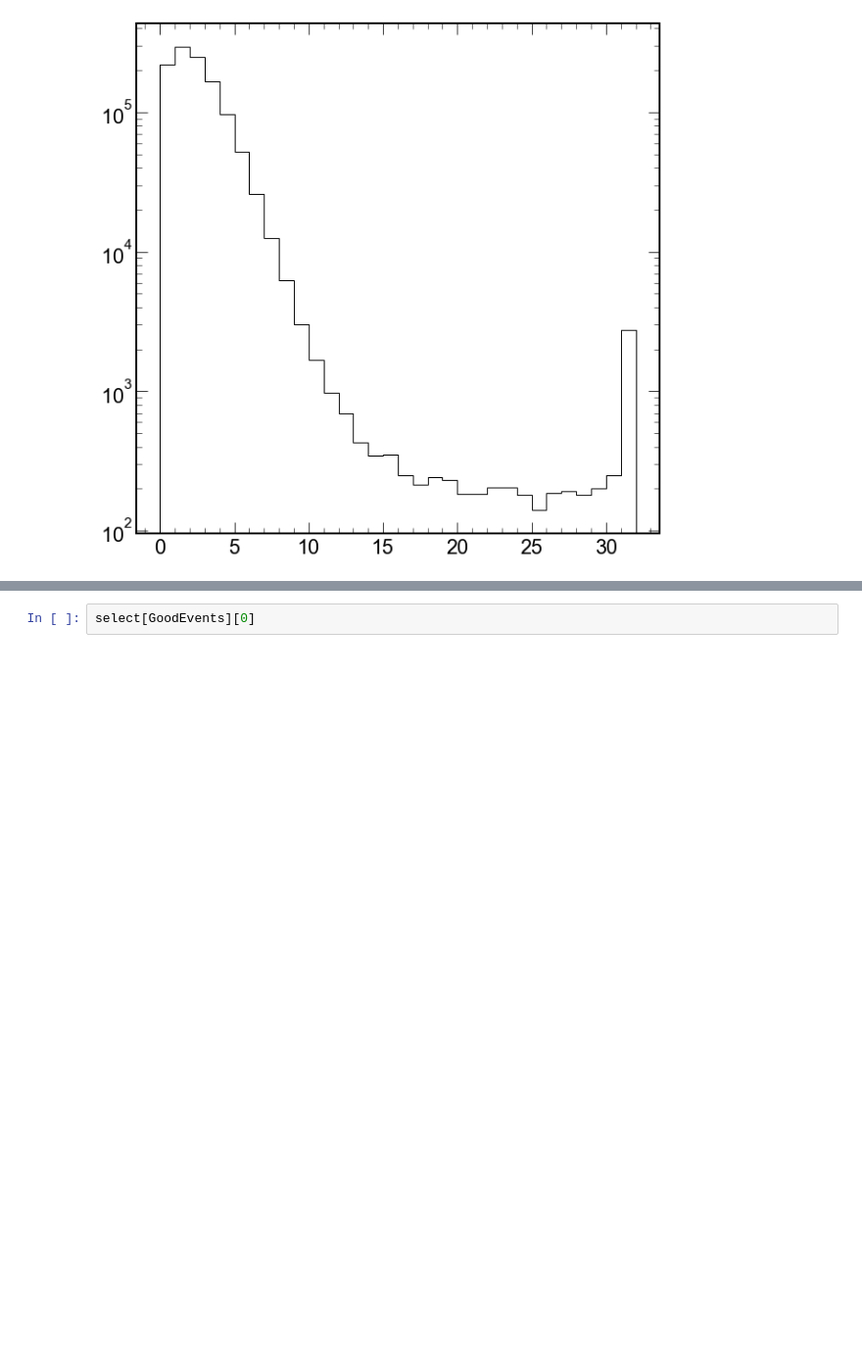
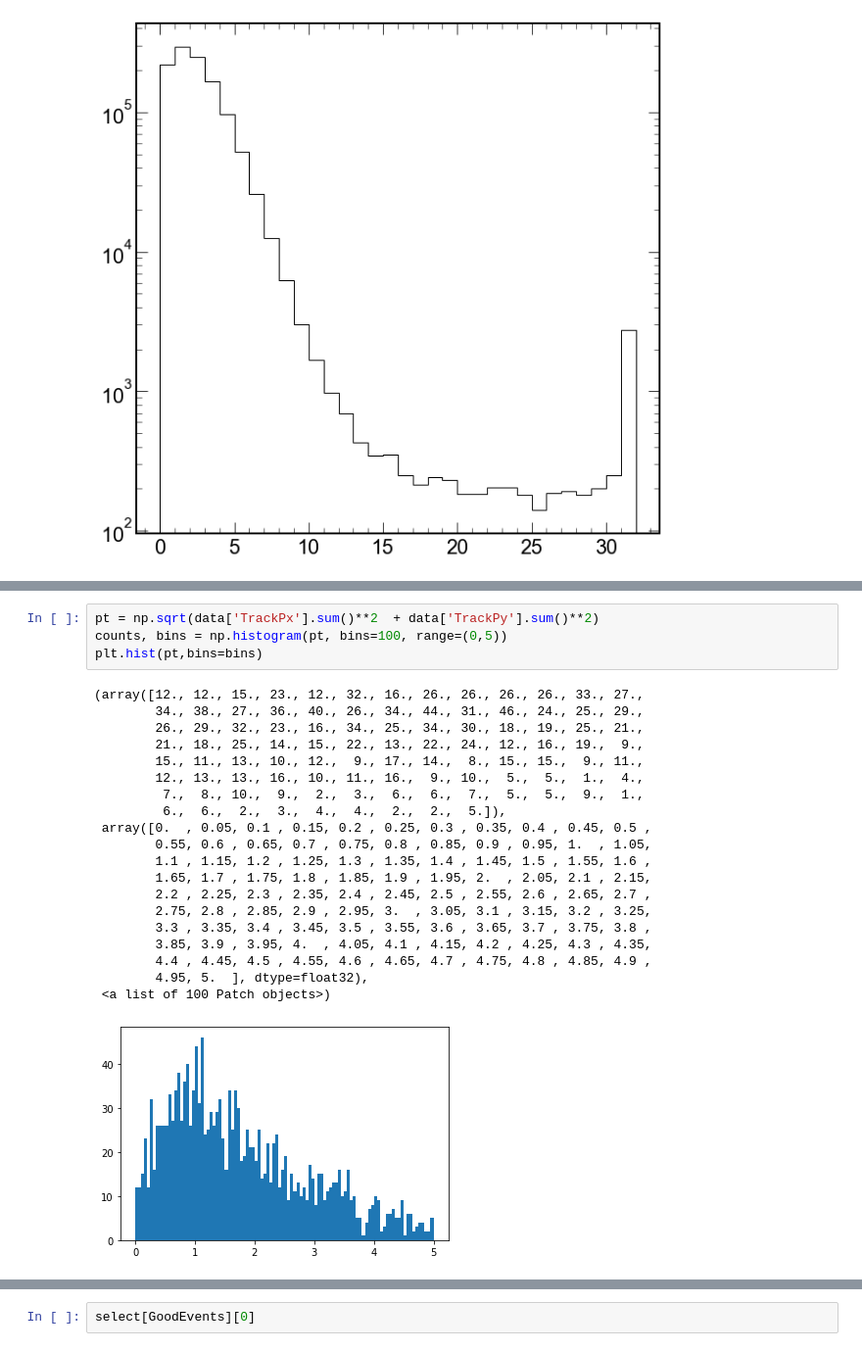
Before and after one commit to bdrum/cern-physics, a Jupyter notebook: notebooks/RhoPrime.ipynb, the cells around one changed output, grey strips where cells are left out. Shown at 98% size. Drawn from its saved outputs; the diff is of its cells as text; blank space fills up the shorter version.

```diff
--- a/notebooks/RhoPrime.ipynb
+++ b/notebooks/RhoPrime.ipynb
@@ -304,0 +258,25 @@ ValueError: The truth value of an array with more than one element is ambiguous.
+# %%
+pt = np.sqrt(data['TrackPx'].sum()**2  + data['TrackPy'].sum()**2)
+counts, bins = np.histogram(pt, bins=100, range=(0,5))
+plt.hist(pt,bins=bins)
+# %% [output]
+(array([12., 12., 15., 23., 12., 32., 16., 26., 26., 26., 26., 33., 27.,
+        34., 38., 27., 36., 40., 26., 34., 44., 31., 46., 24., 25., 29.,
+        26., 29., 32., 23., 16., 34., 25., 34., 30., 18., 19., 25., 21.,
+        21., 18., 25., 14., 15., 22., 13., 22., 24., 12., 16., 19.,  9.,
+        15., 11., 13., 10., 12.,  9., 17., 14.,  8., 15., 15.,  9., 11.,
+        12., 13., 13., 16., 10., 11., 16.,  9., 10.,  5.,  5.,  1.,  4.,
+         7.,  8., 10.,  9.,  2.,  3.,  6.,  6.,  7.,  5.,  5.,  9.,  1.,
+         6.,  6.,  2.,  3.,  4.,  4.,  2.,  2.,  5.]),
+ array([0.  , 0.05, 0.1 , 0.15, 0.2 , 0.25, 0.3 , 0.35, 0.4 , 0.45, 0.5 ,
+        0.55, 0.6 , 0.65, 0.7 , 0.75, 0.8 , 0.85, 0.9 , 0.95, 1.  , 1.05,
+        1.1 , 1.15, 1.2 , 1.25, 1.3 , 1.35, 1.4 , 1.45, 1.5 , 1.55, 1.6 ,
+        1.65, 1.7 , 1.75, 1.8 , 1.85, 1.9 , 1.95, 2.  , 2.05, 2.1 , 2.15,
+        2.2 , 2.25, 2.3 , 2.35, 2.4 , 2.45, 2.5 , 2.55, 2.6 , 2.65, 2.7 ,
+        2.75, 2.8 , 2.85, 2.9 , 2.95, 3.  , 3.05, 3.1 , 3.15, 3.2 , 3.25,
+        3.3 , 3.35, 3.4 , 3.45, 3.5 , 3.55, 3.6 , 3.65, 3.7 , 3.75, 3.8 ,
+        3.85, 3.9 , 3.95, 4.  , 4.05, 4.1 , 4.15, 4.2 , 4.25, 4.3 , 4.35,
+        4.4 , 4.45, 4.5 , 4.55, 4.6 , 4.65, 4.7 , 4.75, 4.8 , 4.85, 4.9 ,
+        4.95, 5.  ], dtype=float32),
+ <a list of 100 Patch objects>)
+[figure, added]
```
Also changed, not shown: parts of 11 cells of this notebook, 1 other file.
